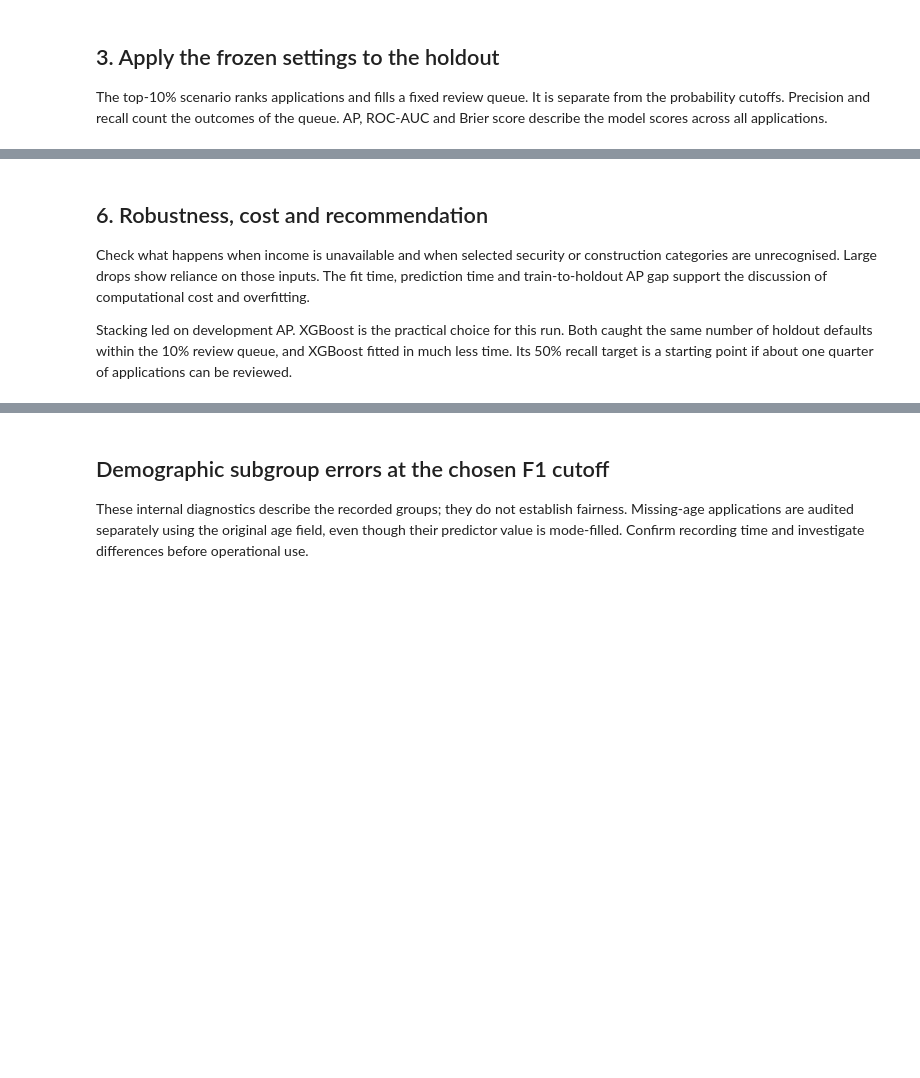
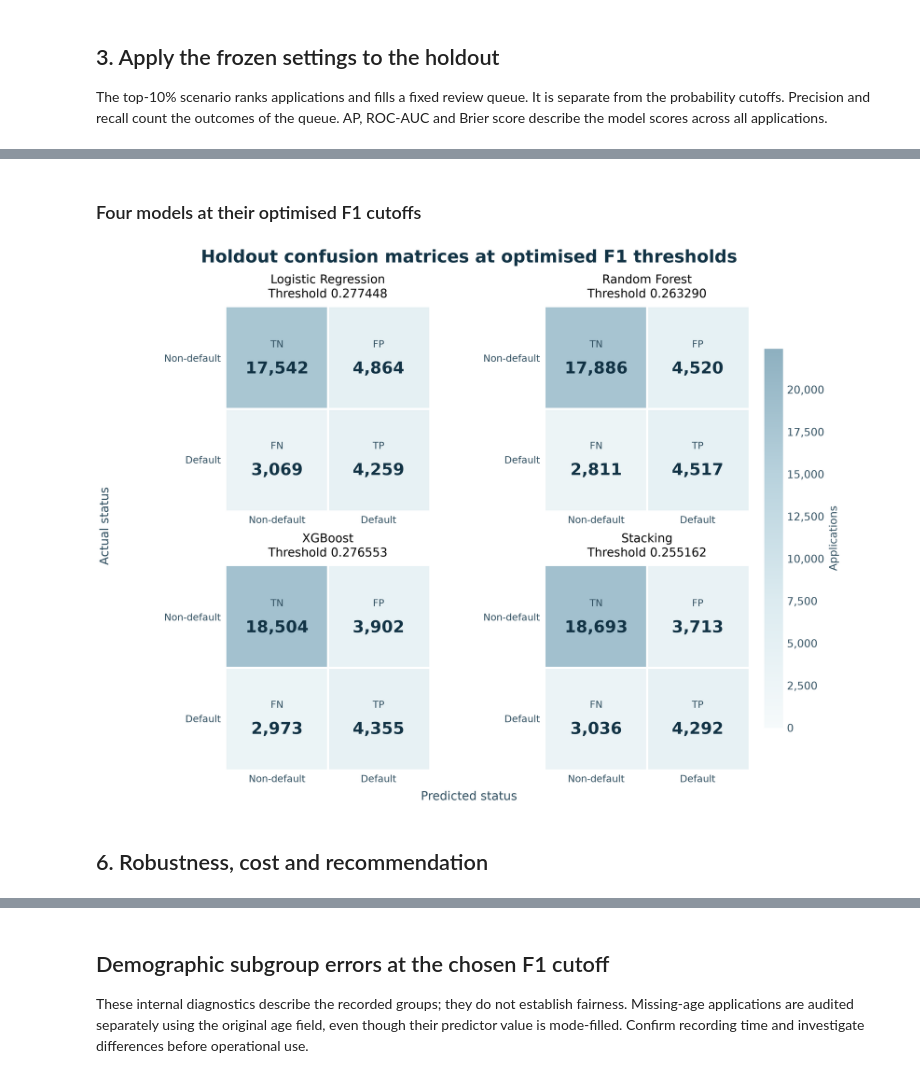
Before and after one commit to chen123893/Machine_Learning, a Jupyter notebook: notebooks/07_final_evaluation.ipynb, the cells around one changed output, grey strips where cells are left out. Drawn from its saved outputs; the diff is of its cells as text; code cells hidden in the pictures; blank space fills up the shorter version.

```diff
--- a/notebooks/07_final_evaluation.ipynb
+++ b/notebooks/07_final_evaluation.ipynb
@@ -222,9 +258,14 @@ plt.show()
+# %% [markdown]
+### Four models at their optimised F1 cutoffs
+# %%
+comparison_models = ['Logistic Regression', 'Random Forest', 'XGBoost', 'Stacking']
+f1_decisions = decisions.loc[decisions.strategy.eq('max_f1')].set_index('model').loc[comparison_models]
+plot_confusion_grid(f1_decisions, comparison_models, 'Holdout confusion matrices at optimised F1 thresholds',
+                    'holdout_f1_confusion_comparison.png')
+# %% [output]
+[figure, added]
 # %% [markdown]
 ## 6. Robustness, cost and recommendation
-
-Check what happens when income is unavailable and when selected security or construction categories are unrecognised. Large drops show reliance on those inputs. The fit time, prediction time and train-to-holdout AP gap support the discussion of computational cost and overfitting.
-
-Stacking led on development AP. XGBoost is the practical choice for this run. Both caught the same number of holdout defaults within the 10% review queue, and XGBoost fitted in much less time. Its 50% recall target is a starting point if about one quarter of applications can be reviewed.
 # %%
 display(stress.round(4))
 display(scores[['model','train_ap','ap','train_holdout_ap_gap','fit_seconds','batch_predict_ms_per_1000']].round(4))
```
Also changed, not shown: parts of 8 cells of this notebook, 1 other file.
